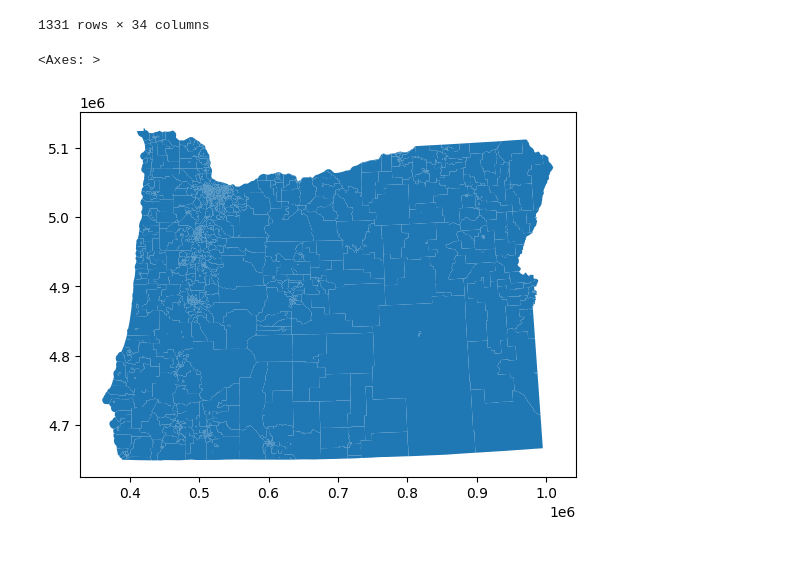
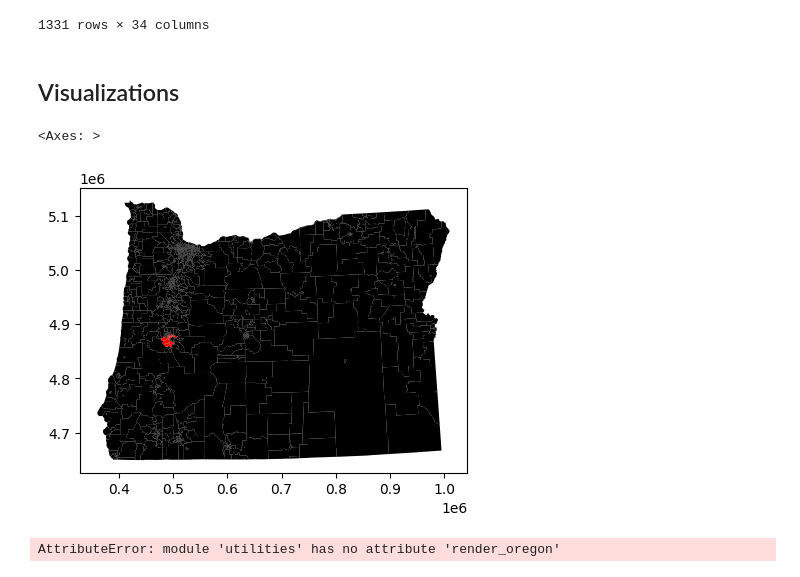
Before and after one commit to tclvanessa/Gerrymandering-Analysis-on-Illinois, a Jupyter notebook: OR_clean_data.ipynb, the cells around one changed output. Drawn from its saved outputs; the diff is of its cells as text; code cells hidden in the pictures.

Commit message:
ADD: function to render all of oregon

```diff
--- a/OR_clean_data.ipynb
+++ b/OR_clean_data.ipynb
@@ -556,8 +562,16 @@ Data saved successfully to checkpoints/repaired_vest20_3.pkl.
 | 1329 | 41 | Yamhill | 13 | Yamhill City & Rural | 1091 | 2040 | 1104 | 1960 | 1033 | 1985 | ... |
 | 1330 | 41 | Yamhill | 11 | Gaston Area | 0 | 1 | 0 | 1 | 0 | 1 | ... |
 1331 rows × 34 columns
+# %% [markdown]
+## Visualizations
 # %%
-vest20_df_repaired_3.plot()
+# all of oregon
+palette = ["#FF0000" if x == "D4" else "#000000" for x in vest20_df_repaired_3["SEND"]]
+vest20_df_repaired_3.plot(color=palette, figsize=(5, 5), legend=True)
 # %% [output]
 <Axes: >
-[figure, old version]
+[figure, new version]
+# %%
+utilities.render_oregon(vest20_df_repaired_3, "Oregon 2020 VEST Election Data")
+# %% [output]
+AttributeError: module 'utilities' has no attribute 'render_oregon'
```
Also changed, not shown: parts of 8 cells of this notebook, 1 other file.
